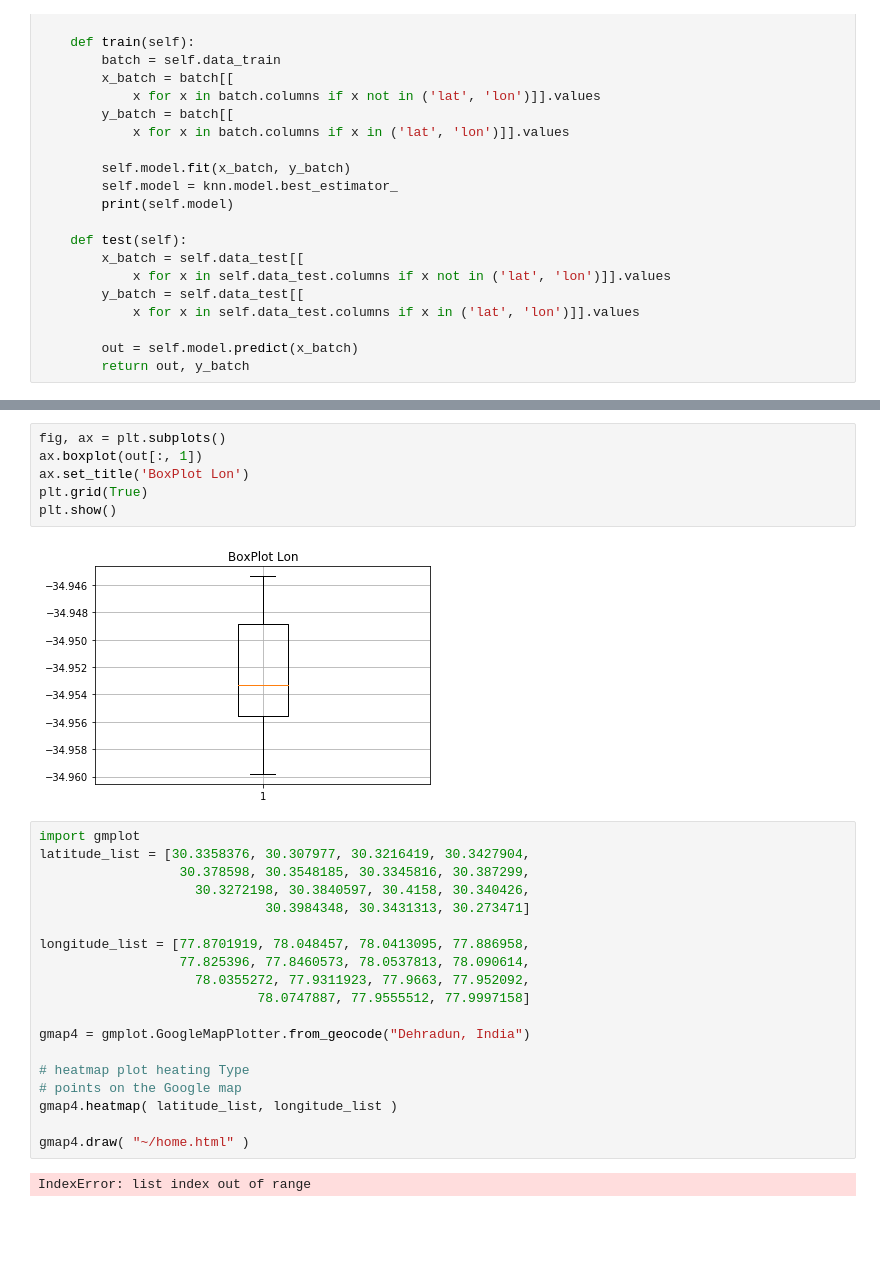
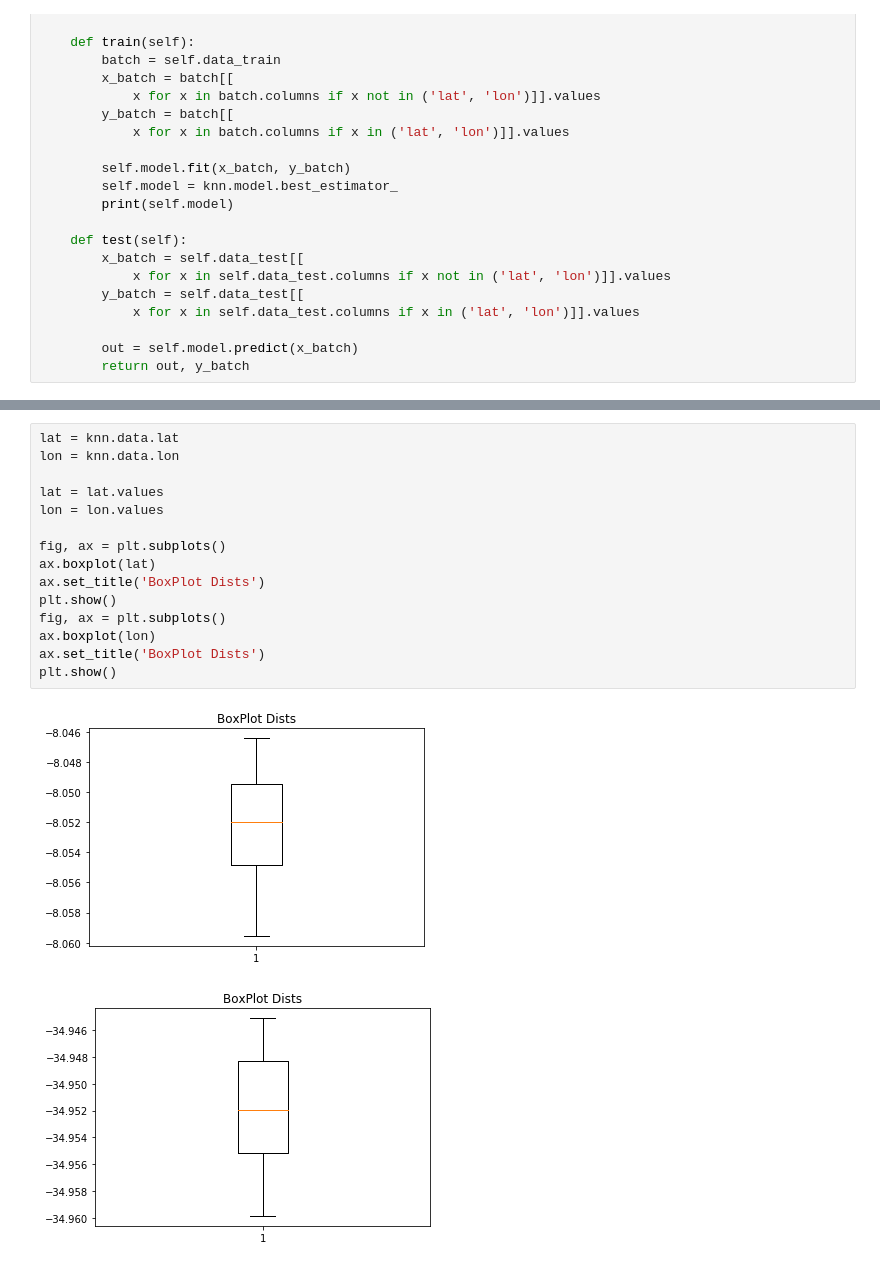
Before and after one commit to goncamateus/cmoveis, a Jupyter notebook: projeto.ipynb, the cells around one changed output, grey strips where cells are left out. Drawn from its saved outputs; the diff is of its cells as text; blank space fills up the shorter version.

```diff
--- a/projeto.ipynb
+++ b/projeto.ipynb
@@ -147,29 +119,18 @@ plt.show()
-# %%
-fig, ax = plt.subplots()
-ax.boxplot(out[:, 1])
-ax.set_title('BoxPlot Lon')
-plt.grid(True)
-plt.show()
-# %% [output]
-[figure, removed]
-# %%
-import gmplot
-latitude_list = [30.3358376, 30.307977, 30.3216419, 30.3427904,
-                  30.378598, 30.3548185, 30.3345816, 30.387299,
-                    30.3272198, 30.3840597, 30.4158, 30.340426,
-                             30.3984348, 30.3431313, 30.273471]
-
-longitude_list = [77.8701919, 78.048457, 78.0413095, 77.886958,
-                  77.825396, 77.8460573, 78.0537813, 78.090614,
-                    78.0355272, 77.9311923, 77.9663, 77.952092,
-                            78.0747887, 77.9555512, 77.9997158]
-
-gmap4 = gmplot.GoogleMapPlotter.from_geocode("Dehradun, India")
-
-# heatmap plot heating Type
-# points on the Google map
-gmap4.heatmap( latitude_list, longitude_list )
-
-gmap4.draw( "~/home.html" )
-# %% [output]
-IndexError: list index out of range
+# %%
+lat = knn.data.lat
+lon = knn.data.lon
+
+lat = lat.values
+lon = lon.values
+
+fig, ax = plt.subplots()
+ax.boxplot(lat)
+ax.set_title('BoxPlot Dists')
+plt.show()
+fig, ax = plt.subplots()
+ax.boxplot(lon)
+ax.set_title('BoxPlot Dists')
+plt.show()
+# %% [output]
+[figure, added]
+[figure, added]
```
Also changed, not shown: parts of 13 cells of this notebook, 2 other files.
